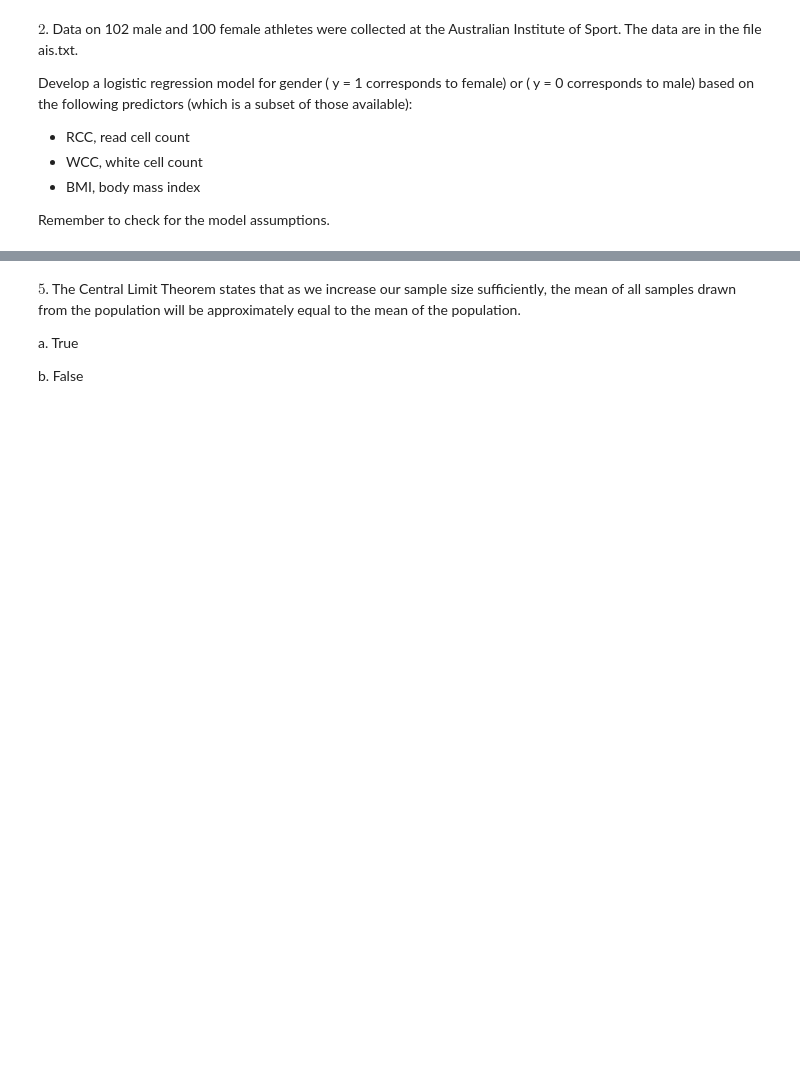
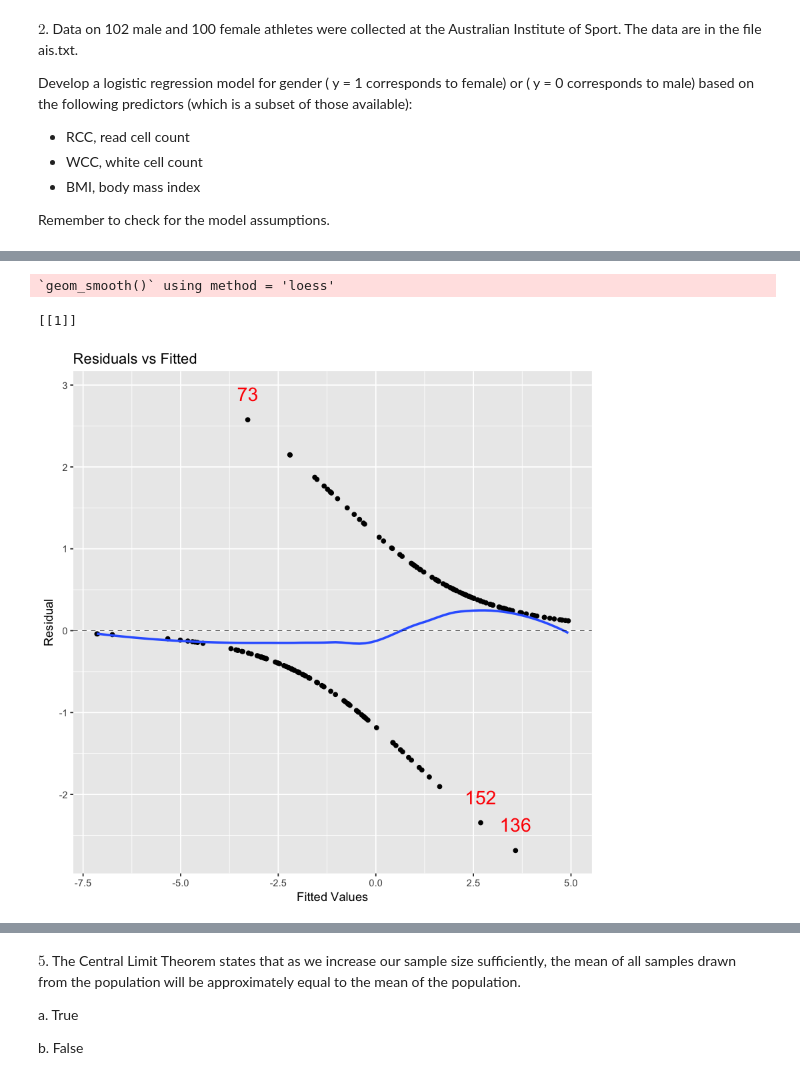
Before and after one commit to abchapman93/BMI_Prob_Stats, a Jupyter notebook: Module/Exam_2/Exam 2.ipynb, the cells around one changed output, grey strips where cells are left out. Cells and saved outputs as stored; diff of their text form; code cells hidden in the pictures; blank space fills up the shorter version.

```diff
--- a/Module/Exam_2/Exam 2.ipynb
+++ b/Module/Exam_2/Exam 2.ipynb
@@ -20,3 +23,7 @@ Develop a logistic regression model for gender ( y = 1 corresponds to female) or
 - BMI, body mass index
 
 Remember to check for the model assumptions.
+# %%
+# First, plot the data
+df <- read.csv('ais.txt', sep=' ')
+head(df)
@@ -22,0 +41,3 @@ Remember to check for the model assumptions.
+# %%
+df <- df[df$RCC < 6.0,]
+# plot(df$RCC)
@@ -22,0 +46,2 @@ Remember to check for the model assumptions.
+# %%
+df <- df[df$WCC < 12,]
@@ -22,0 +50,4 @@ Remember to check for the model assumptions.
+# %%
+#library("mosaic")
+model <- glm(Sex ~ RCC + WCC + BMI, family = "binomial", data = df)
+msummary(model)
@@ -22,0 +69,6 @@ Remember to check for the model assumptions.
+# %%
+mplot(model, which = 1, system = "ggplot2")
+# %% [output]
+`geom_smooth()` using method = 'loess'
+[[1]]
+[figure, added]
```
Also changed, not shown: parts of 39 cells of this notebook.
